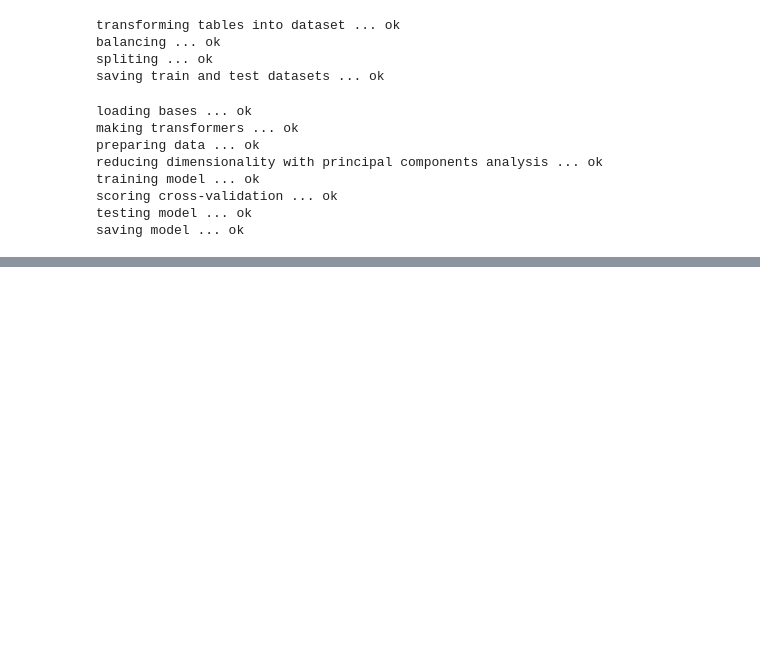
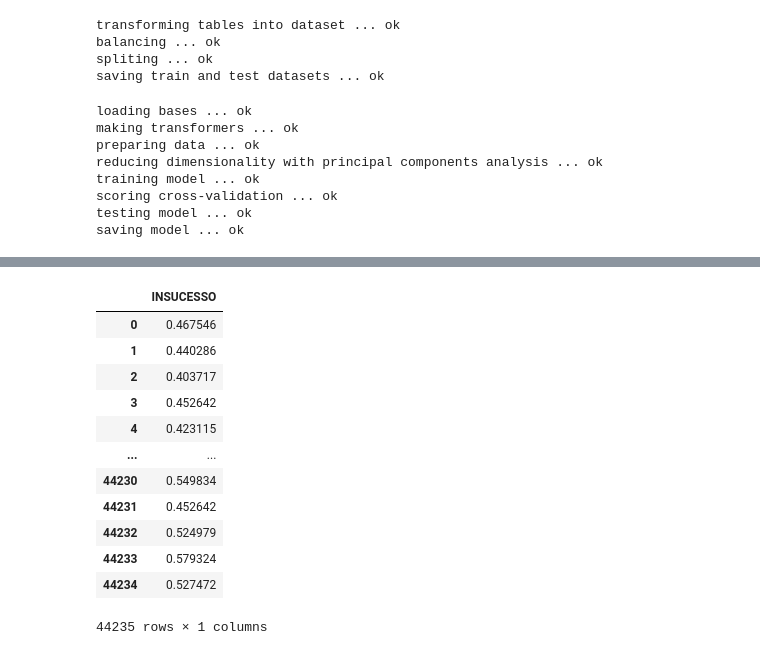
Before and after one commit to Iran-AP-BR/siconv-data, a Jupyter notebook: notebooks/playground.ipynb, the cells around one changed output, grey strips where cells are left out. Saved outputs shown, nothing was run; the diff lists cells and outputs as text; code cells hidden in the pictures; blank space fills up the shorter version.

```diff
--- a/notebooks/playground.ipynb
+++ b/notebooks/playground.ipynb
@@ -110,8 +119,6 @@ class TextTransformer(BaseEstimator, TransformerMixin):
 >
 > O algorítimo utilizado é o Classificador Random Forest que apresentou melhor desempenho dentre os algorítimos testados.
 # %%
-# -*- coding: utf-8 -*-
-
 from sklearn.metrics import precision_score, f1_score, recall_score, accuracy_score, classification_report
 from sklearn.preprocessing import OneHotEncoder, PowerTransformer
 from sklearn.decomposition import PCA
@@ -121,6 +128,7 @@ from sklearn.model_selection import train_test_split, cross_validate, cross_val_
 import pandas as pd
 import pickle
 import numpy as np
+#from text_transformer import TextTransformer
 
 class MLModel(object):
 
@@ -168,9 +176,9 @@ class DimensionalityReductionMetrics(object):
 class RiskAnalyzer(object):
 
     def __init__(self, chunk_size=None, cross_validation_folds=10, ylabel_name = 'INSUCESSO',
-                       raw_dataset_path='./datasets/convenios.txt.gz',
-                       train_dataset_path='./datasets/convenios_train.tsv.gz',
-                       test_dataset_path='./datasets/convenios_test.tsv.gz'):
+                       raw_dataset_path='.../etl/datasets/convenios.txt.gz',
+                       train_dataset_path='../etl/datasets/convenios_train.tsv.gz',
+                       test_dataset_path='../etl/datasets/convenios_test.tsv.gz'):
 
         self.cross_validation_folds = cross_validation_folds
         self.chunk_size = chunk_size
@@ -178,11 +186,11 @@ class RiskAnalyzer(object):
         self.ylabel_name = ylabel_name
         self.pca_components = 700
 
-        self.__model_filename_path__ = './trained_model/model.pickle'
+        self.__model_filename_path__ = '../etl/trained_model/model.pickle'
         self.__train_dataset_path__ = train_dataset_path
         self.__test_dataset_path__ = test_dataset_path
-        self.__accented__ = './datasets/accented.txt.gz'
-        self.__stop_words__ = './datasets/stopwords.txt.gz'
+        self.__accented__ = '../etl/datasets/accented.txt.gz'
+        self.__stop_words__ = '../etl/datasets/stopwords.txt.gz'
 
         self.__model_object__ = self.__load_model__()
 
@@ -192,7 +200,7 @@ class RiskAnalyzer(object):
 
     def make_train_test_bases(self, **tables):
 
-        assert not tables or set(tables.keys()) == {'convenios', 'emendas', 'emendas_convenios',
+        assert not tables or set(tables.keys()) == {'convenios', 'proponentes', 'emendas', 'emendas_convenios',
         'fornecedores', 'movimento'}, '''Named arguments, if provided, must be: convenios, emendas, emendas_convenios, fornecedores, movimento'''
 
         if tables:
@@ -601,2 +590,20 @@ df_val.plot.bar(xlabel='métricas', ylabel='valor', logy=False, ylim=[0, 1], gri
+# %%
+risks = ra.run(convenios_em_execucao, proponentes, emendas, emendas_convenios, fornecedores, movimento, append=False)
+# %%
+risks.to_frame()
+# %% [output]
+|  | INSUCESSO |
+| 0 | 0.467546 |
+| 1 | 0.440286 |
+| 2 | 0.403717 |
+| 3 | 0.452642 |
+| 4 | 0.423115 |
+| ... | ... |
+| 44230 | 0.549834 |
+| 44231 | 0.452642 |
+| 44232 | 0.524979 |
+| 44233 | 0.579324 |
+| 44234 | 0.527472 |
+44235 rows × 1 columns
 # %%
 convenios['INSUCESSO'] = 0
```
Also changed, not shown: parts of 12 cells of this notebook, 30 other files.
